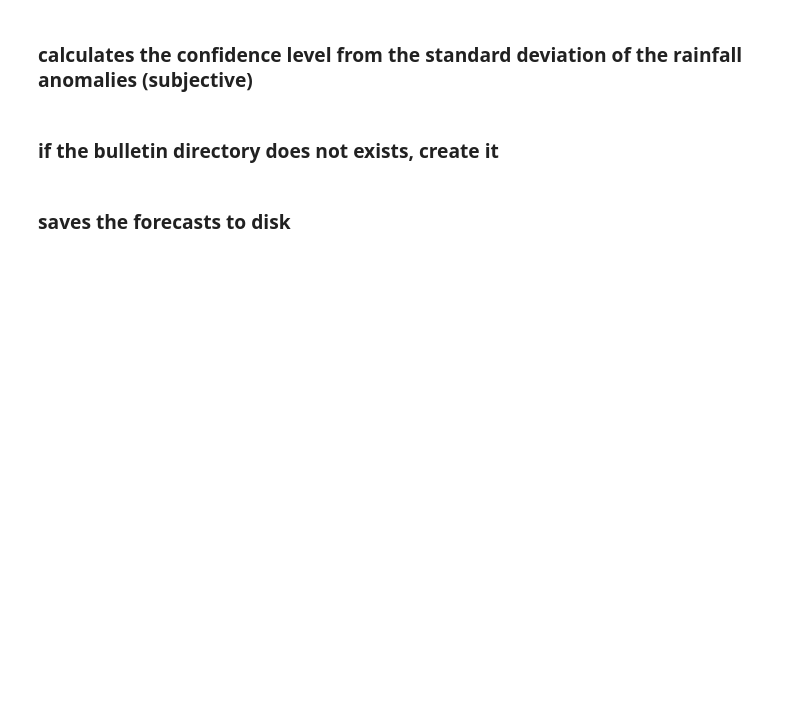
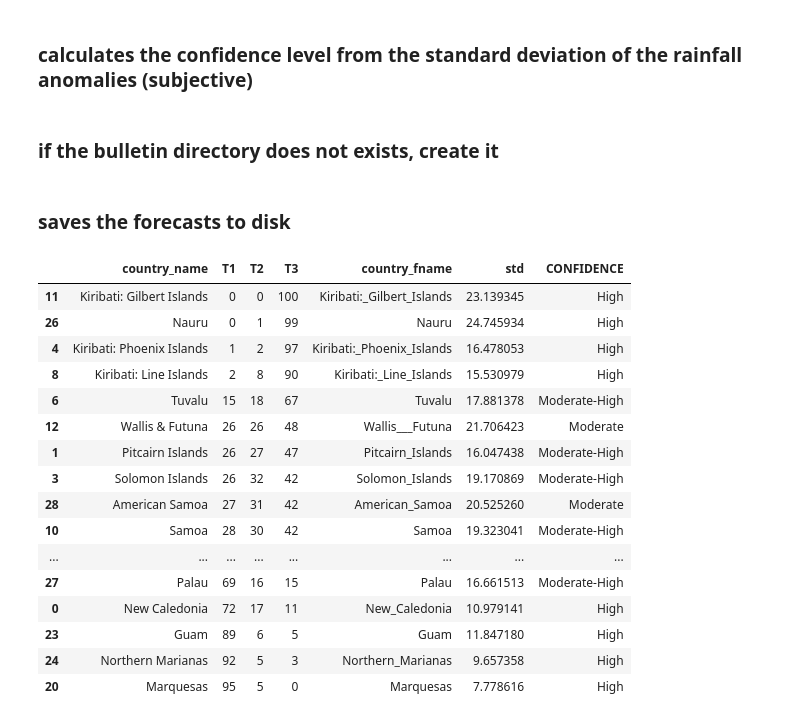
Before and after one commit to nicolasfauchereau/Island_Climate_Update, a Jupyter notebook: copernicus/notebooks/get_copernicus_seasonal_all_centres_precip_regionmask_ICU_geojsons_operational.ipynb, the cells around one changed output. Drawn from its saved outputs; the diff is of its cells as text; code cells hidden in the pictures; blank space fills up the shorter version.

Commit message:
ensures that if probs in either T1 or T3 is >= 90% confidence is set to high

```diff
--- a/copernicus/notebooks/get_copernicus_seasonal_all_centres_precip_regionmask_ICU_geojsons_operational.ipynb
+++ b/copernicus/notebooks/get_copernicus_seasonal_all_centres_precip_regionmask_ICU_geojsons_operational.ipynb
@@ -362,5 +362,30 @@ if not opath.exists():
     opath.mkdir(parents=True)
 # %% [markdown]
 ### saves the forecasts to disk
+# %%
+all_probs_df = all_probs_df.sort_values(by=['T3','T2','T1'], ascending=False)
+# %%
+all_probs_df.loc[all_probs_df.T3 >= 90, 'CONFIDENCE'] = 'High'
+all_probs_df.loc[all_probs_df.T1 >= 90, 'CONFIDENCE'] = 'High'
+# %%
+all_probs_df
+# %% [output]
+|  | country_name | T1 | T2 | T3 | country_fname | std | CONFIDENCE |
+| 11 | Kiribati: Gilbert Islands | 0 | 0 | 100 | Kiribati:_Gilbert_Islands | 23.139345 | High |
+| 26 | Nauru | 0 | 1 | 99 | Nauru | 24.745934 | High |
+| 4 | Kiribati: Phoenix Islands | 1 | 2 | 97 | Kiribati:_Phoenix_Islands | 16.478053 | High |
+| 8 | Kiribati: Line Islands | 2 | 8 | 90 | Kiribati:_Line_Islands | 15.530979 | High |
+| 6 | Tuvalu | 15 | 18 | 67 | Tuvalu | 17.881378 | Moderate-High |
+| 12 | Wallis & Futuna | 26 | 26 | 48 | Wallis___Futuna | 21.706423 | Moderate |
+| 1 | Pitcairn Islands | 26 | 27 | 47 | Pitcairn_Islands | 16.047438 | Moderate-High |
+| 3 | Solomon Islands | 26 | 32 | 42 | Solomon_Islands | 19.170869 | Moderate-High |
+| 28 | American Samoa | 27 | 31 | 42 | American_Samoa | 20.525260 | Moderate |
+| 10 | Samoa | 28 | 30 | 42 | Samoa | 19.323041 | Moderate-High |
+| ... | ... | ... | ... | ... | ... | ... | ... |
+| 27 | Palau | 69 | 16 | 15 | Palau | 16.661513 | Moderate-High |
+| 0 | New Caledonia | 72 | 17 | 11 | New_Caledonia | 10.979141 | High |
+| 23 | Guam | 89 | 6 | 5 | Guam | 11.847180 | High |
+| 24 | Northern Marianas | 92 | 5 | 3 | Northern_Marianas | 9.657358 | High |
+| 20 | Marquesas | 95 | 5 | 0 | Marquesas | 7.778616 | High |
 # %%
 all_probs_df.to_csv(opath / 'copernicus_forecasts_{}.csv'.format(forecast_dir))
```
